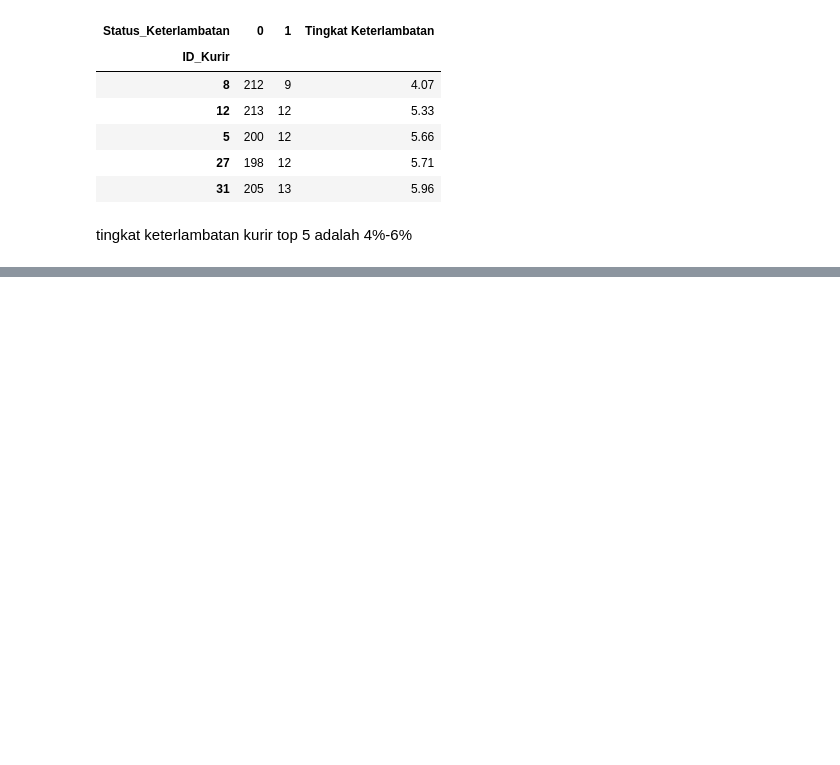
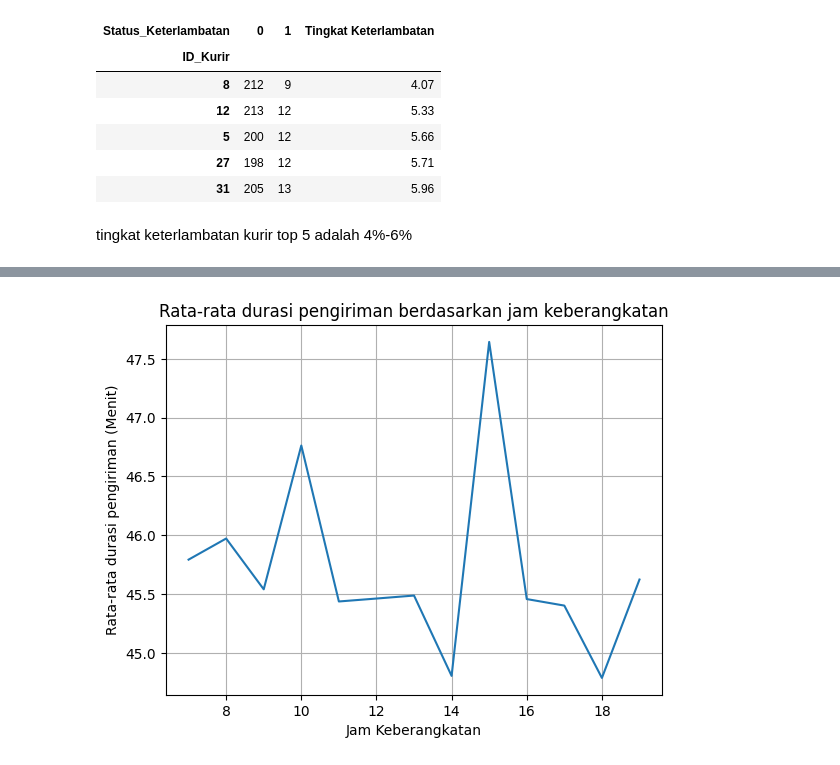
Before and after one commit to NurulAis/last-mile-delivery-optimizer, a Jupyter notebook: notebooks/EDA.ipynb, the cells around one changed output, grey strips where cells are left out. Cells and saved outputs as stored; diff of their text form; code cells hidden in the pictures; blank space fills up the shorter version.

```diff
--- a/notebooks/EDA.ipynb
+++ b/notebooks/EDA.ipynb
@@ -535,0 +586,7 @@ tingkat keterlambatan kurir top 5 adalah 4%-6%
+# %%
+# berdasarkan jam pengiriman
+df['Jam'] = df['Waktu_Keberangkatan'].dt.hour
+# %%
+jam_df = df.groupby('Jam')[['Durasi_Pengiriman_Menit', 'Status_Keterlambatan']].mean()
+jam_df['Status_Keterlambatan'] = (jam_df['Status_Keterlambatan']*100).round(2)
+jam_df
@@ -535,0 +609,9 @@ tingkat keterlambatan kurir top 5 adalah 4%-6%
+# %%
+plt.plot(jam_df.index, jam_df['Durasi_Pengiriman_Menit'])
+plt.title('Rata-rata durasi pengiriman berdasarkan jam keberangkatan')
+plt.xlabel('Jam Keberangkatan')
+plt.ylabel('Rata-rata durasi pengiriman (Menit)')
+plt.grid(True)
+plt.show()
+# %% [output]
+[figure, added]
```
Also changed, not shown: parts of 15 cells of this notebook.
